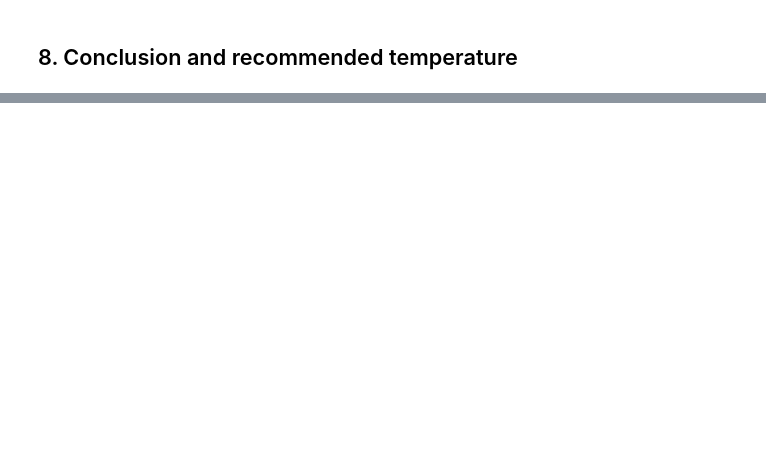
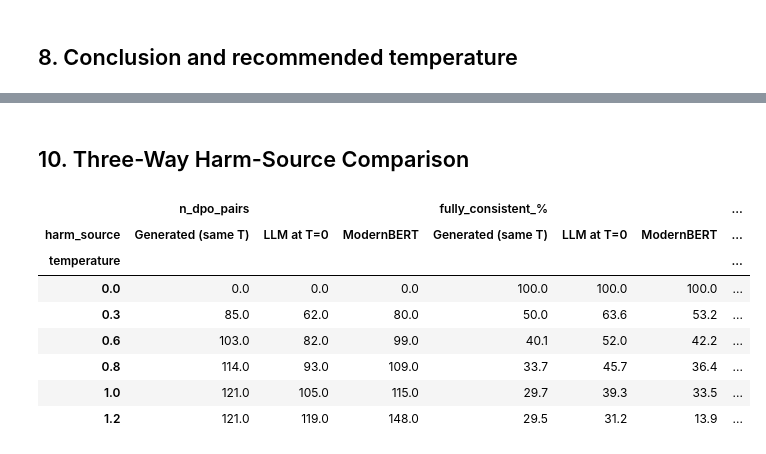
Before and after one commit to Jazhyc/aims-safety-classification, a Jupyter notebook: notebooks/diversity_analysis.ipynb, the cells around one changed output, grey strips where cells are left out. Saved outputs shown, nothing was run; the diff lists cells and outputs as text; code cells hidden in the pictures; blank space fills up the shorter version.

```diff
--- a/notebooks/diversity_analysis.ipynb
+++ b/notebooks/diversity_analysis.ipynb
@@ -322,0 +427,37 @@ temperature
+# %% [markdown]
+## 10. Three-Way Harm-Source Comparison
+# %%
+# Build 18-row table: 3 harm sources × 6 temperatures
+rows = []
+for hs in HARM_SOURCES:
+    for t in TEMPERATURES_FULL:
+        s = all_summaries[hs].get(t)
+        if s is None:
+            continue
+        rows.append({
+            "harm_source":          HARM_SOURCE_LABELS[hs],
+            "temperature":          t,
+            "k":                    1 if t == 0.0 else 5,
+            "n_dpo_pairs":          s["n_dpo_pairs"],
+            "dpo_pair_rate_%":      round(100 * s["n_dpo_pairs"] / max(s["n_prompts_total"], 1), 1),
+            "label_agreement_mean": round(s["label_agreement"]["mean"], 4),
+            "fully_consistent_%":   round(100 * s["label_agreement"]["fully_consistent_rate"], 1),
+            "majority_vote_acc":    round(s["majority_vote_accuracy"], 4),
+            "label_missing":        s["label_missing_total"],
+        })
+
+df_all = pd.DataFrame(rows)
+df_all_pivot = df_all.pivot(index="temperature", columns="harm_source",
+                             values=["n_dpo_pairs", "fully_consistent_%",
+                                     "majority_vote_acc", "label_agreement_mean"])
+df_all_pivot
+# %% [output]
+|  | n_dpo_pairs |  |  | fully_consistent_% |  |  | ... |
+| harm_source | Generated (same T) | LLM at T=0 | ModernBERT | Generated (same T) | LLM at T=0 | ModernBERT | ... |
+| temperature |  |  |  |  |  |  | ... |
+| 0.0 | 0.0 | 0.0 | 0.0 | 100.0 | 100.0 | 100.0 | ... |
+| 0.3 | 85.0 | 62.0 | 80.0 | 50.0 | 63.6 | 53.2 | ... |
+| 0.6 | 103.0 | 82.0 | 99.0 | 40.1 | 52.0 | 42.2 | ... |
+| 0.8 | 114.0 | 93.0 | 109.0 | 33.7 | 45.7 | 36.4 | ... |
+| 1.0 | 121.0 | 105.0 | 115.0 | 29.7 | 39.3 | 33.5 | ... |
+| 1.2 | 121.0 | 119.0 | 148.0 | 29.5 | 31.2 | 13.9 | ... |
```
Also changed, not shown: parts of 21 cells of this notebook, 1 other file.
